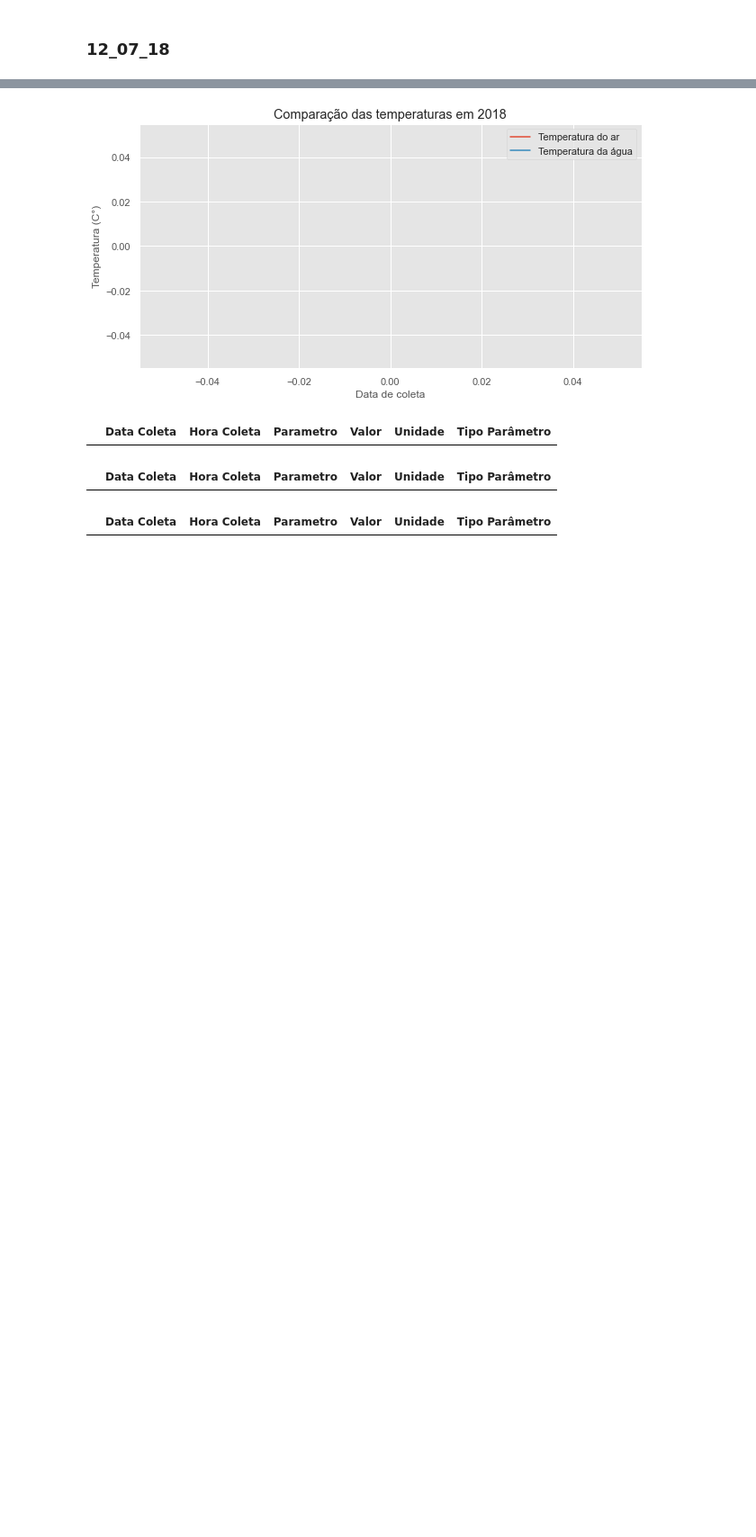
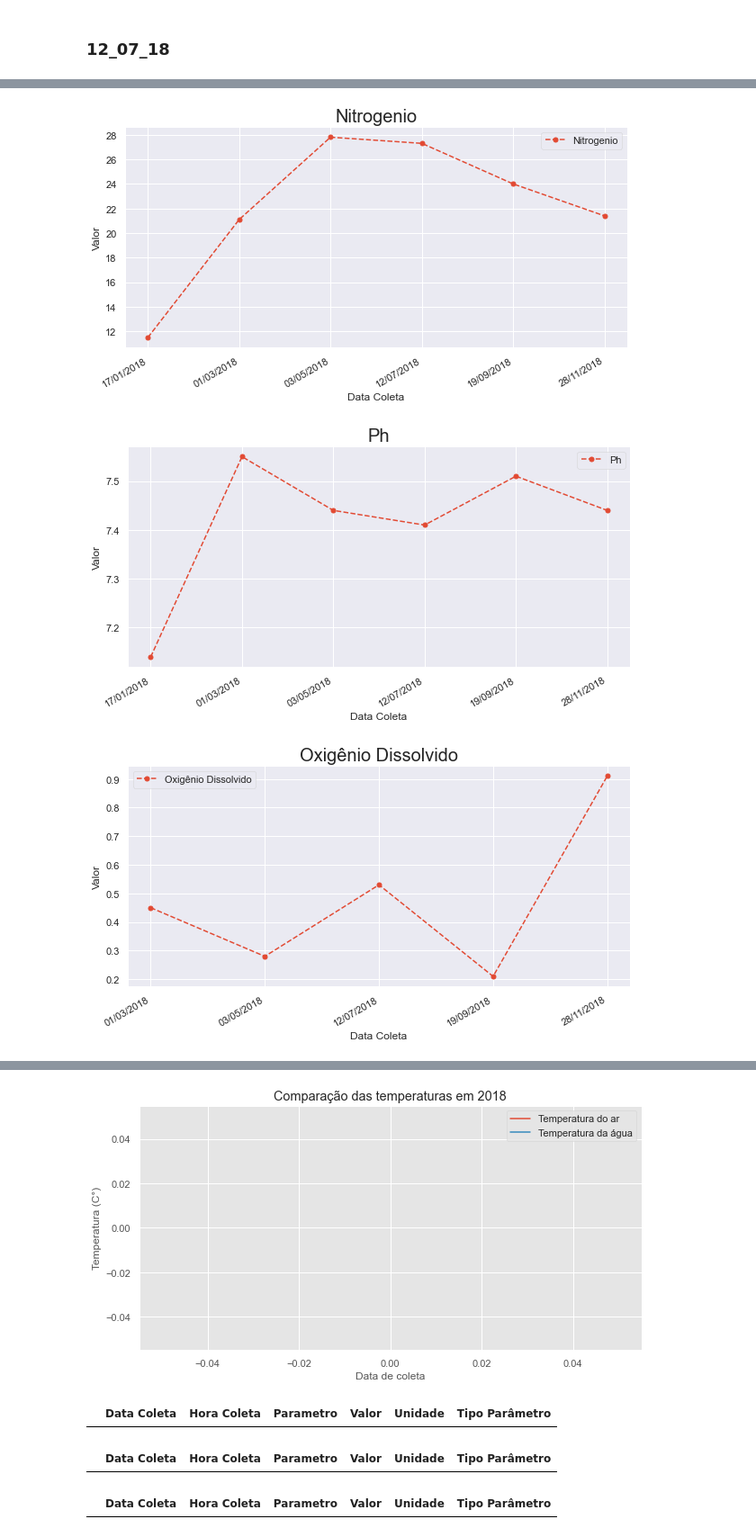
Before and after one commit to MarceloCMiguel/Tamanduatei-DataScience, a Jupyter notebook: QuimicaP3_Tamanduatei.ipynb, the cells around one changed output, grey strips where cells are left out. Shown at 90% size. Drawn from its saved outputs; the diff is of its cells as text; code cells hidden in the pictures; blank space fills up the shorter version.

```diff
--- a/QuimicaP3_Tamanduatei.ipynb
+++ b/QuimicaP3_Tamanduatei.ipynb
@@ -410,12 +398,14 @@ thirdData = IQA_table[IQA_table["Data Coleta"] == '27/02/2020']
 # temp_ar = res1[res1["Parametro"] == 'Temperatura do Ar']
 #pH_table["Data Coleta"] = pH_table["Data Coleta"][-4:]
 
-pH_table.loc[(pH_table.index >= 1320) & (pH_table.index <= 2033)]
-fosforo_table.loc[(fosforo_table.index >= 1804) & (fosforo_table.index <= 2059)]
-O2_table.loc[(O2_table.index >= 1723) & (O2_table.index <= 2059)]
-turbidez_table.loc[(turbidez_table.index >= 1443) & (turbidez_table.index <= 2059)]
-DBO_table.loc[(DBO_table.index >= 1734) & (DBO_table.index <= 2059)]
-temp.loc[(temp.index >= 1331) & (temp.index <= 2059)]
-nit_total.loc[(nit_total.index >= 1648) & (nit_total.index <= 2059)]
-sol_total.loc[(sol_total.index >= 1763) & (sol_total.index <= 2059)]
-temp_ar.loc[(temp_ar.index >= 1342) & (temp_ar.index <= 2059)]
+pH_table_18=pH_table.loc[(pH_table.index >= 10) & (pH_table.index <= 723)]
+fosforo_table_18=fosforo_table.loc[(fosforo_table.index >= 494) & (fosforo_table.index <=749)]
+O2_table_18=O2_table.loc[(O2_table.index >= 541) & (O2_table.index <= 740)]
+turbidez_table_18=turbidez_table.loc[(turbidez_table.index >= 133) & (turbidez_table.index <= 733)]
+DBO_table_18=DBO_table.loc[(DBO_table.index >= 424) & (DBO_table.index <= 741)]
+temp_18=temp.loc[(temp.index >= 21) & (temp.index <= 724)]
+nit_total_18=nit_total.loc[(nit_total.index >= 338) & (nit_total.index <= 769)]
+sol_total_18=sol_total.loc[(sol_total.index >= 453) & (sol_total.index <= 744)]
+temp_ar_18=temp_ar.loc[(temp_ar.index >= 32) & (temp_ar.index <= 725)]
+coliformes_termotolerantes_table_18=coliformes_termotolerantes_table.loc[(coliformes_termotolerantes_table.index >= 43) &
+                                     (coliformes_termotolerantes_table.index <= 727)]
@@ -529,0 +412,17 @@ with sns.axes_style("darkgrid"):
+# %%
+x = 10
+y = 5
+font= 20
+
+plot_graph(nit_total_18,"Nitrogenio")
+plot_graph(pH_table_18,"Ph")
+plot_graph(O2_table_18,"Oxigênio Dissolvido")
+plot_graph(coliformes_termotolerantes_table_18,"Coliformes Termotolerantes")
+plot_graph(fosforo_table_18,"Fosforo")
+plot_graph(DBO_table_18,"DBO")
+plot_graph(turbidez_table_18,"Turbidez")
+plot_graph(sol_total_18,"Residuos totais")
+# %% [output]
+[figure, added]
+[figure, added]
+[figure, added]
```
Also changed, not shown: parts of 9 cells of this notebook.
